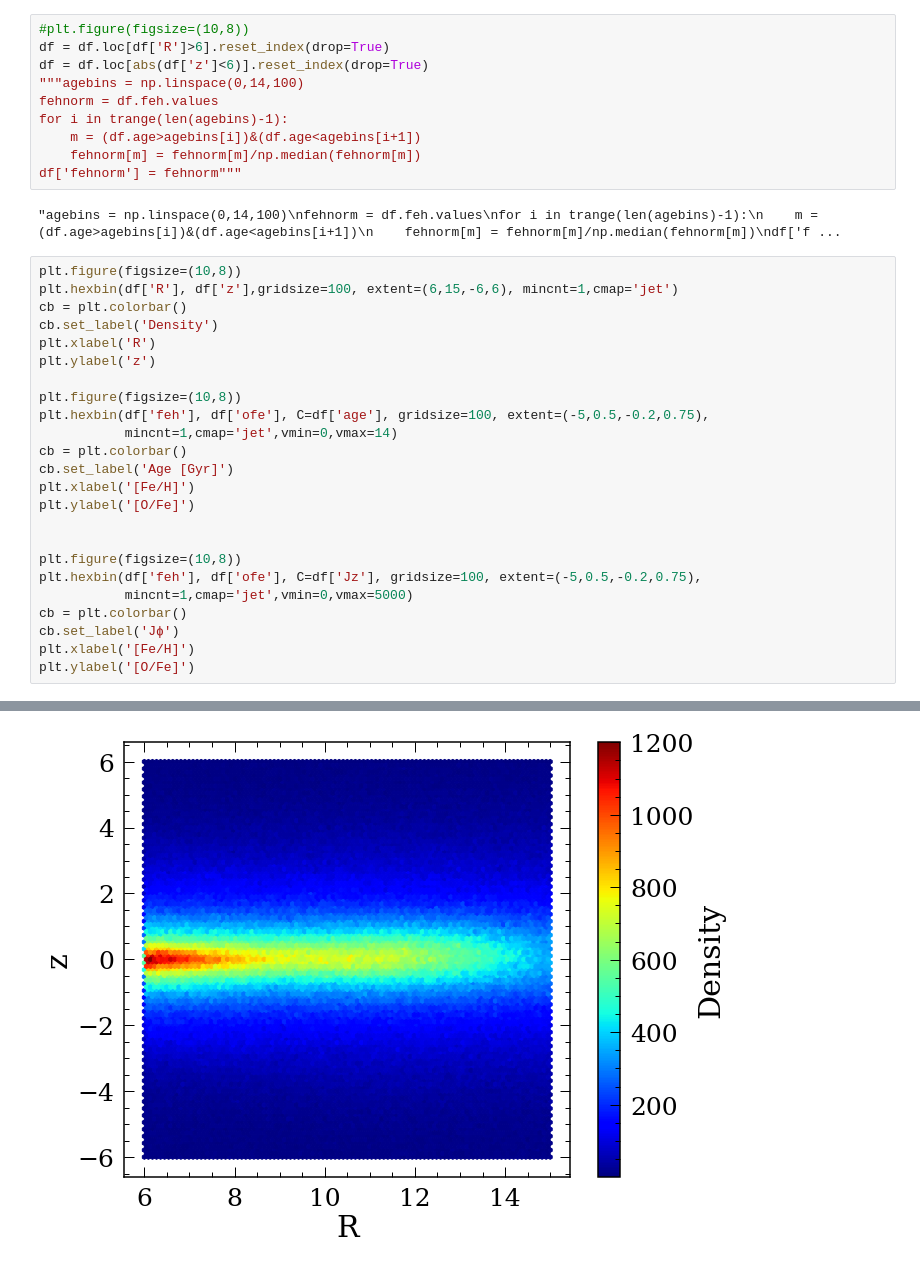
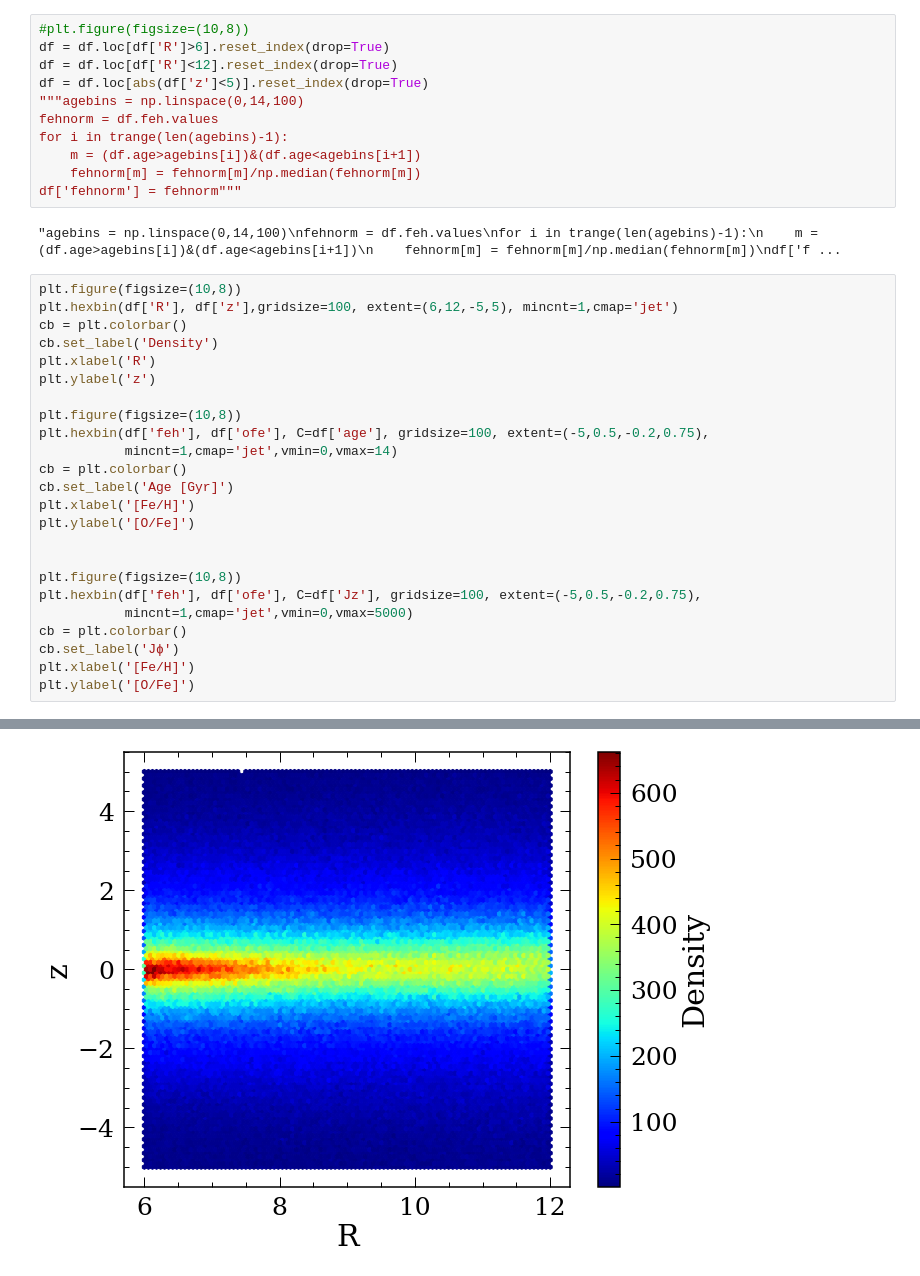
Before and after one commit to lyx12311/BuckSimulation, a Jupyter notebook: GroupsStars.ipynb, the cells around one changed output, grey strips where cells are left out. Drawn from its saved outputs; the diff is of its cells as text.

```diff
--- a/GroupsStars.ipynb
+++ b/GroupsStars.ipynb
@@ -6,7 +6,8 @@ df = pd.read_pickle('Data/Buck_g2_79e12.pkl')
 # %%
 #plt.figure(figsize=(10,8))
 df = df.loc[df['R']>6].reset_index(drop=True)
-df = df.loc[abs(df['z']<6)].reset_index(drop=True)
+df = df.loc[df['R']<12].reset_index(drop=True)
+df = df.loc[abs(df['z']<5)].reset_index(drop=True)
 """agebins = np.linspace(0,14,100)
 fehnorm = df.feh.values
 for i in trange(len(agebins)-1):
@@ -17,28 +18,28 @@ df['fehnorm'] = fehnorm"""
 "agebins = np.linspace(0,14,100)\nfehnorm = df.feh.values\nfor i in trange(len(agebins)-1):\n    m = (df.age>agebins[i])&(df.age<agebins[i+1])\n    fehnorm[m] = fehnorm[m]/np.median(fehnorm[m])\ndf['f ...
 # %%
 plt.figure(figsize=(10,8))
-plt.hexbin(df['R'], df['z'],gridsize=100, extent=(6,15,-6,6), mincnt=1,cmap='jet')
+plt.hexbin(df['R'], df['z'],gridsize=100, extent=(6,12,-5,5), mincnt=1,cmap='jet')
 cb = plt.colorbar()
 cb.set_label('Density')
 plt.xlabel('R')
 plt.ylabel('z')
 
 plt.figure(figsize=(10,8))
 plt.hexbin(df['feh'], df['ofe'], C=df['age'], gridsize=100, extent=(-5,0.5,-0.2,0.75),
            mincnt=1,cmap='jet',vmin=0,vmax=14)
 cb = plt.colorbar()
 cb.set_label('Age [Gyr]')
 plt.xlabel('[Fe/H]')
 plt.ylabel('[O/Fe]')
 
 
 plt.figure(figsize=(10,8))
 plt.hexbin(df['feh'], df['ofe'], C=df['Jz'], gridsize=100, extent=(-5,0.5,-0.2,0.75),
            mincnt=1,cmap='jet',vmin=0,vmax=5000)
 cb = plt.colorbar()
 cb.set_label('Jϕ')
 plt.xlabel('[Fe/H]')
 plt.ylabel('[O/Fe]')
 # %% [output]
 Text(0, 0.5, '[O/Fe]')
-[figure, old version]
+[figure, new version]
```
Also changed, not shown: parts of 5 cells of this notebook.
